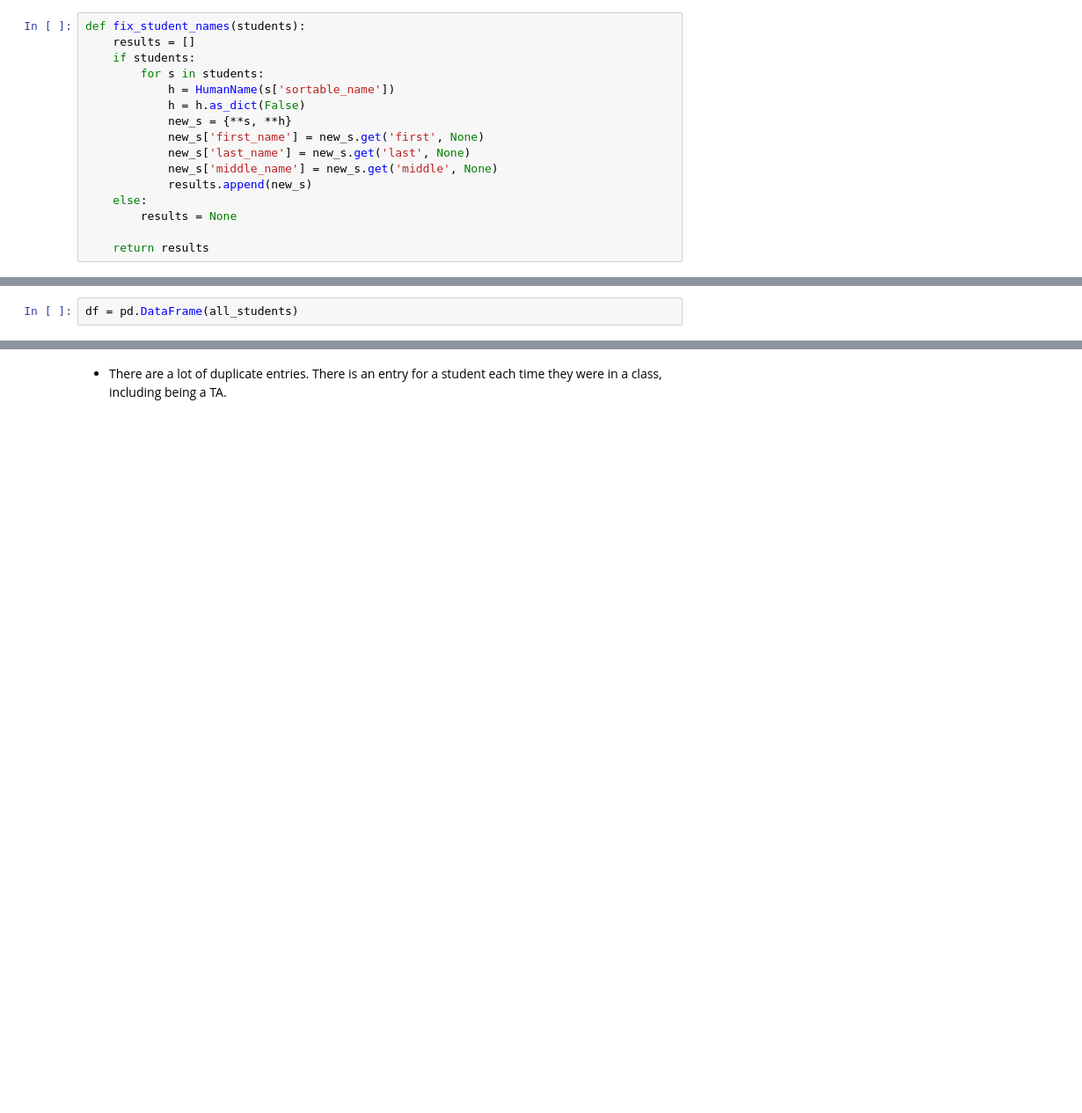
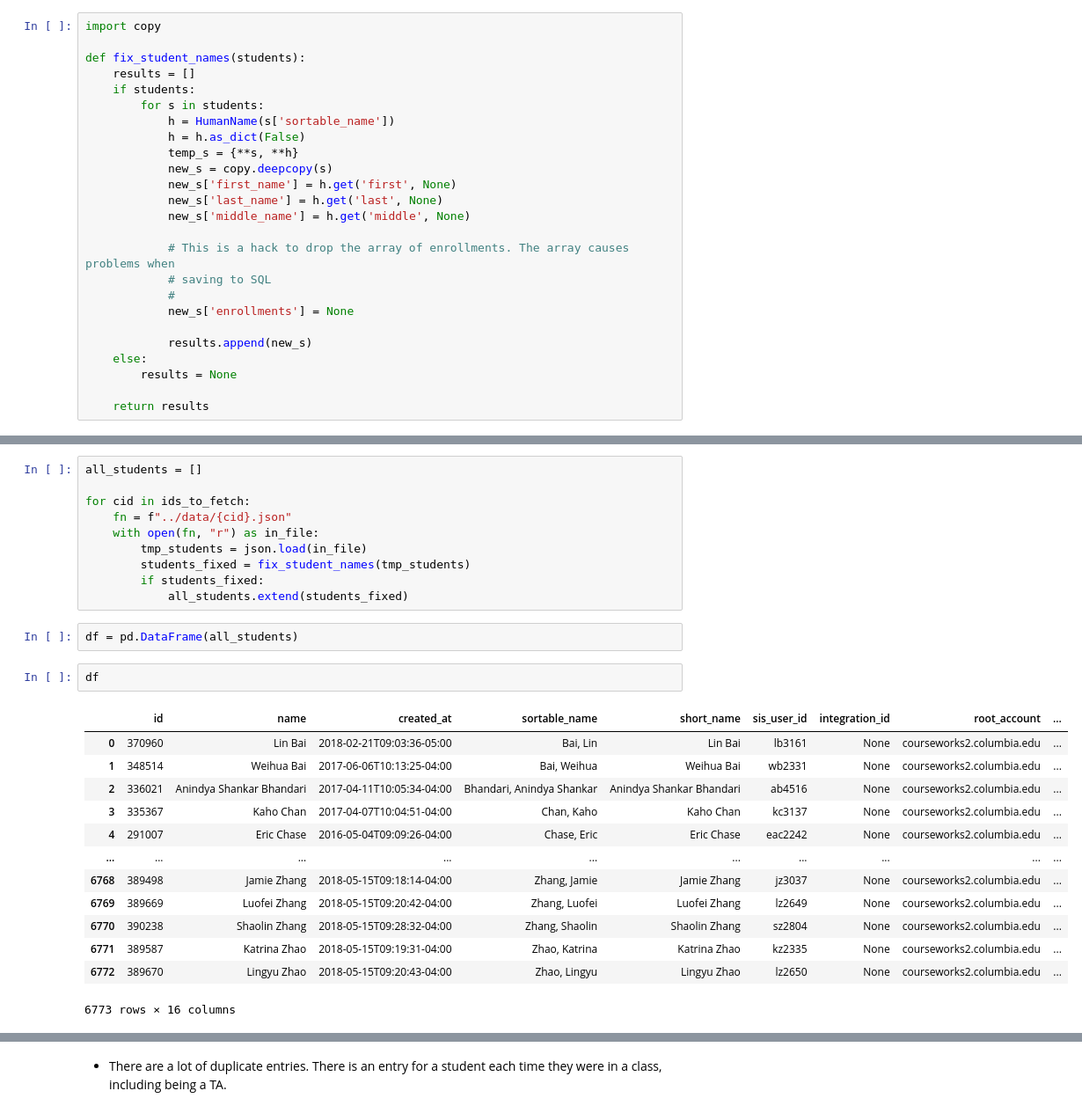
Before and after one commit to donald-f-ferguson/courseworks-adaptor-service, a Jupyter notebook: adaptor/courseworks_data_processing.ipynb, the cells around one changed output, grey strips where cells are left out. Shown at 88% size. Saved outputs shown, nothing was run; the diff lists cells and outputs as text; blank space fills up the shorter version.

```diff
--- a/adaptor/courseworks_data_processing.ipynb
+++ b/adaptor/courseworks_data_processing.ipynb
@@ -226,16 +265,25 @@ def get_students(course_id):
             r['course_id'] = course_id
     return result
 # %%
+import copy
+
 def fix_student_names(students):
     results = []
     if students:
         for s in students:
             h = HumanName(s['sortable_name'])
             h = h.as_dict(False)
-            new_s = {**s, **h}
-            new_s['first_name'] = new_s.get('first', None)
-            new_s['last_name'] = new_s.get('last', None)
-            new_s['middle_name'] = new_s.get('middle', None)
+            temp_s = {**s, **h}
+            new_s = copy.deepcopy(s)
+            new_s['first_name'] = h.get('first', None)
+            new_s['last_name'] = h.get('last', None)
+            new_s['middle_name'] = h.get('middle', None)
+
+            # This is a hack to drop the array of enrollments. The array causes problems when
+            # saving to SQL
+            #
+            new_s['enrollments'] = None
+
             results.append(new_s)
     else:
         results = None
@@ -324,5 +368,31 @@ for cid in ids_to_fetch:
+# %%
+all_students = []
+
+for cid in ids_to_fetch:
+    fn = f"../data/{cid}.json"
+    with open(fn, "r") as in_file:
+        tmp_students = json.load(in_file)
+        students_fixed = fix_student_names(tmp_students)
+        if students_fixed:
+            all_students.extend(students_fixed)
 # %%
 df = pd.DataFrame(all_students)
+# %%
+df
+# %% [output]
+|  | id | name | created_at | sortable_name | short_name | sis_user_id | integration_id | root_account | ... |
+| 0 | 370960 | Lin Bai | 2018-02-21T09:03:36-05:00 | Bai, Lin | Lin Bai | lb3161 | None | courseworks2.columbia.edu | ... |
+| 1 | 348514 | Weihua Bai | 2017-06-06T10:13:25-04:00 | Bai, Weihua | Weihua Bai | wb2331 | None | courseworks2.columbia.edu | ... |
+| 2 | 336021 | Anindya Shankar Bhandari | 2017-04-11T10:05:34-04:00 | Bhandari, Anindya Shankar | Anindya Shankar Bhandari | ab4516 | None | courseworks2.columbia.edu | ... |
+| 3 | 335367 | Kaho Chan | 2017-04-07T10:04:51-04:00 | Chan, Kaho | Kaho Chan | kc3137 | None | courseworks2.columbia.edu | ... |
+| 4 | 291007 | Eric Chase | 2016-05-04T09:09:26-04:00 | Chase, Eric | Eric Chase | eac2242 | None | courseworks2.columbia.edu | ... |
+| ... | ... | ... | ... | ... | ... | ... | ... | ... | ... |
+| 6768 | 389498 | Jamie Zhang | 2018-05-15T09:18:14-04:00 | Zhang, Jamie | Jamie Zhang | jz3037 | None | courseworks2.columbia.edu | ... |
+| 6769 | 389669 | Luofei Zhang | 2018-05-15T09:20:42-04:00 | Zhang, Luofei | Luofei Zhang | lz2649 | None | courseworks2.columbia.edu | ... |
+| 6770 | 390238 | Shaolin Zhang | 2018-05-15T09:28:32-04:00 | Zhang, Shaolin | Shaolin Zhang | sz2804 | None | courseworks2.columbia.edu | ... |
+| 6771 | 389587 | Katrina Zhao | 2018-05-15T09:19:31-04:00 | Zhao, Katrina | Katrina Zhao | kz2335 | None | courseworks2.columbia.edu | ... |
+| 6772 | 389670 | Lingyu Zhao | 2018-05-15T09:20:43-04:00 | Zhao, Lingyu | Lingyu Zhao | lz2650 | None | courseworks2.columbia.edu | ... |
+6773 rows × 16 columns
 # %%
 df.to_sql(
     name='students',
```
Also changed, not shown: parts of 53 cells of this notebook, 18 other files.
